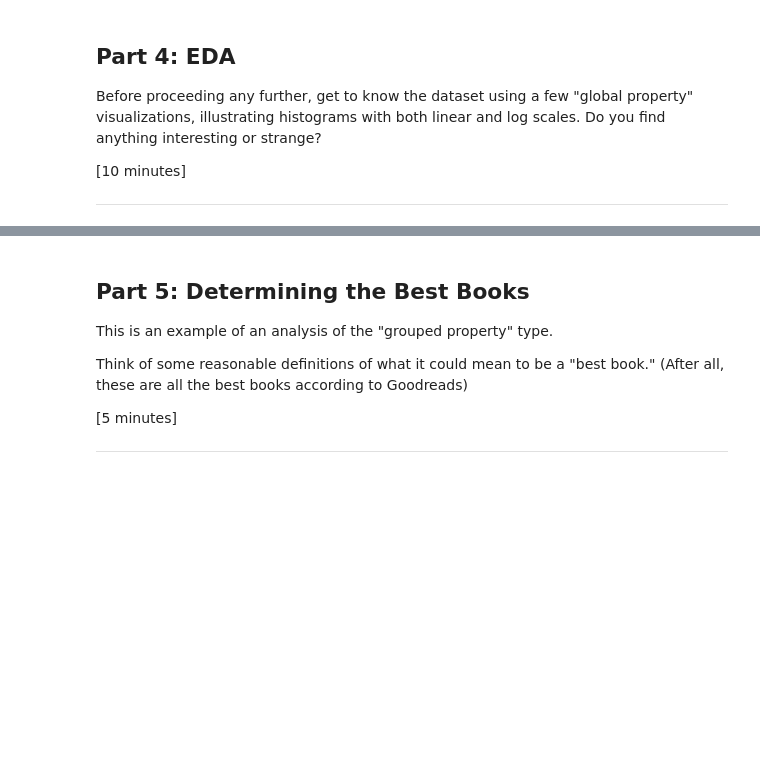
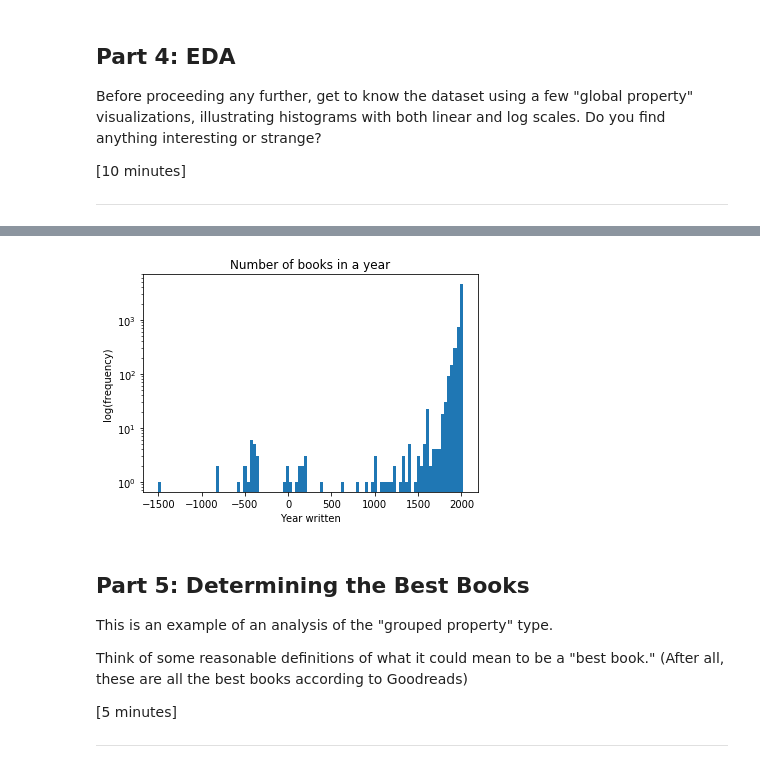
Before and after one commit to mattzakh/a-2017, a Jupyter notebook: Labs/Lab2_Worked_EDA/Lab2_CleaningEDA.ipynb, the cells around one changed output, grey strips where cells are left out. Drawn from its saved outputs; the diff is of its cells as text; code cells hidden in the pictures; blank space fills up the shorter version.

```diff
--- a/Labs/Lab2_Worked_EDA/Lab2_CleaningEDA.ipynb
+++ b/Labs/Lab2_Worked_EDA/Lab2_CleaningEDA.ipynb
@@ -170,3 +343,13 @@ Before proceeding any further, get to know the dataset using a few "global prope
+# %%
+# log scale
+plt.hist(df.year, log=True, bins=100);
+plt.xlabel('Year written')
+plt.ylabel('log(frequency)')
+plt.title('Number of books in a year')
+
+plt.show();
+# %% [output]
+[figure, added]
 # %% [markdown]
 
 ## Part 5:  Determining the Best Books
```
Also changed, not shown: parts of 17 cells of this notebook, 6 other files.
